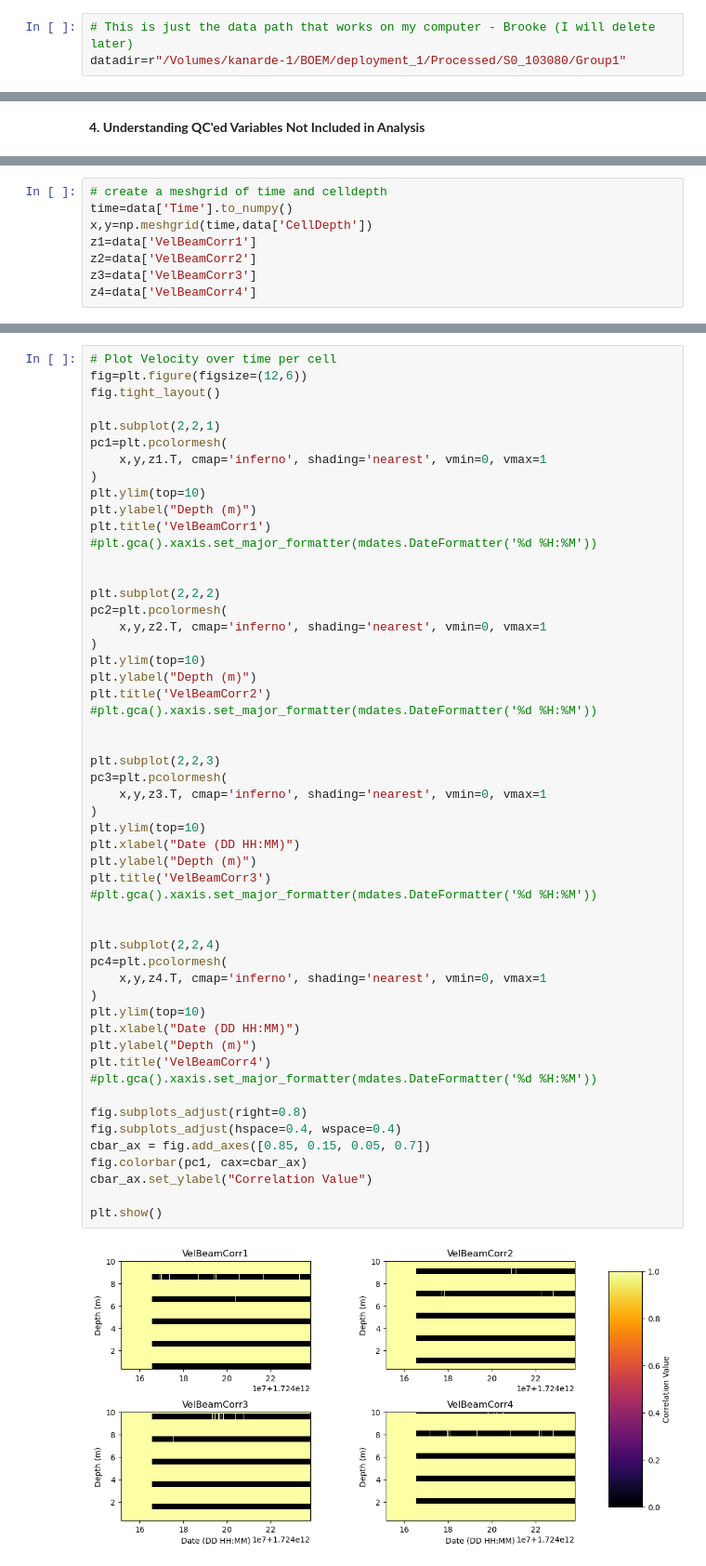
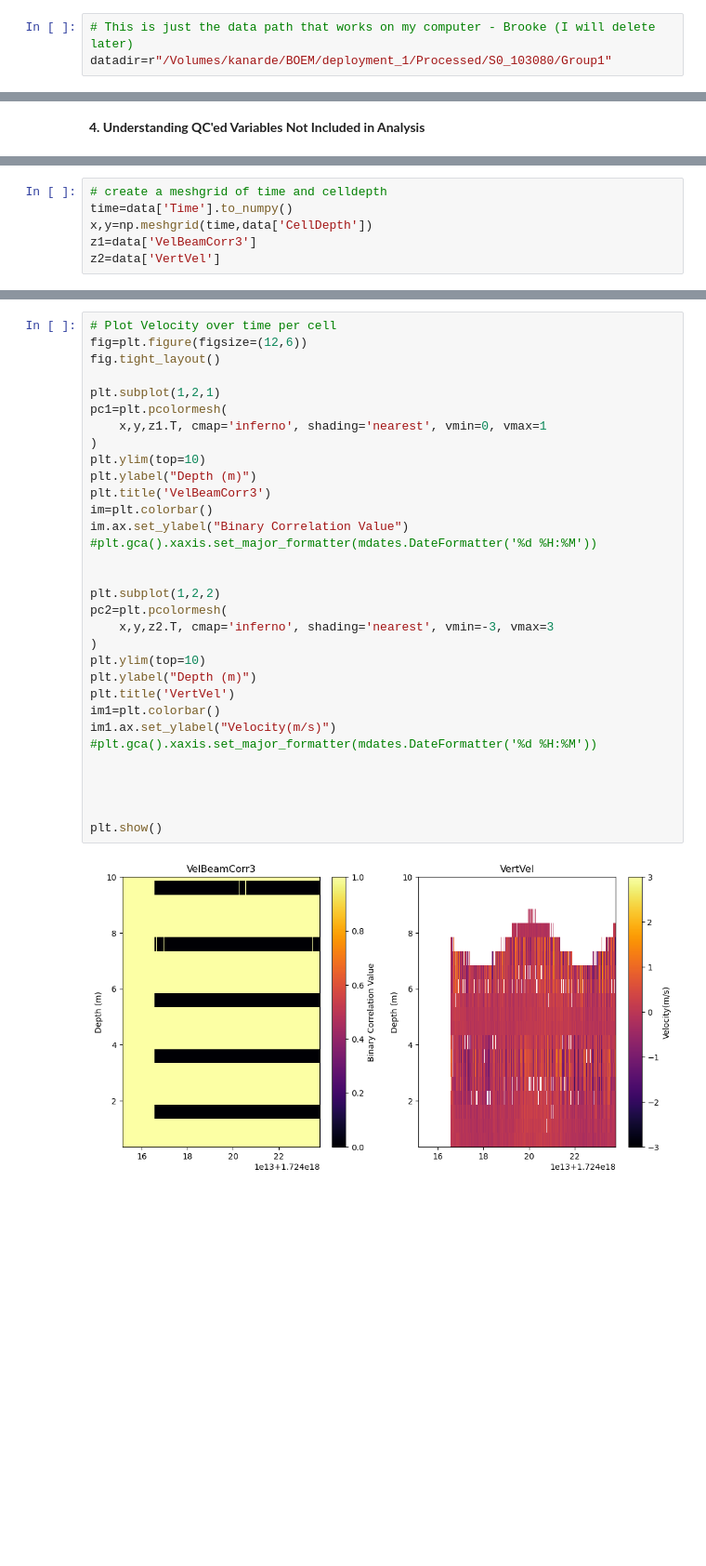
Before and after one commit to NCSU-CHAZ/BOEM-Oak-Island, a Jupyter notebook: notebooks/BOEM_interp.ipynb, the cells around one changed output, grey strips where cells are left out. Shown at 93% size. Drawn from its saved outputs; the diff is of its cells as text; blank space fills up the shorter version.

Commit message:
edits to plot correlation values

```diff
--- a/notebooks/BOEM_interp.ipynb
+++ b/notebooks/BOEM_interp.ipynb
@@ -38,6 +35,6 @@ rawdatapath=r"/Volumes/kanarde-1/BOEM/deployment_1/Raw/S0_103080_hdf/Group1"
 # %%
 # This is just the data path that works on my computer - Brooke (I will delete later)
-datadir=r"/Volumes/kanarde-1/BOEM/deployment_1/Processed/S0_103080/Group1"
+datadir=r"/Volumes/kanarde/BOEM/deployment_1/Processed/S0_103080/Group1"
 # %%
 files = os.listdir(Path(datadir)) # list of files in Group 1
 print(files) # prints out a list of all of the data files within Group 1
@@ -299,7 +322,5 @@ There is a correlation beam value stored for each of the 4 beams of the ADCP. Af
 # create a meshgrid of time and celldepth
 time=data['Time'].to_numpy()
 x,y=np.meshgrid(time,data['CellDepth'])
-z1=data['VelBeamCorr1']
-z2=data['VelBeamCorr2']
-z3=data['VelBeamCorr3']
-z4=data['VelBeamCorr4']
+z1=data['VelBeamCorr3']
+z2=data['VertVel']
@@ -308,55 +327,34 @@ KeyError: 'VelBeamCorr1'
 # %%
 # Plot Velocity over time per cell
 fig=plt.figure(figsize=(12,6))
 fig.tight_layout()
 
-plt.subplot(2,2,1)
+plt.subplot(1,2,1)
 pc1=plt.pcolormesh(
     x,y,z1.T, cmap='inferno', shading='nearest', vmin=0, vmax=1
 )
 plt.ylim(top=10)
 plt.ylabel("Depth (m)")
-plt.title('VelBeamCorr1')
+plt.title('VelBeamCorr3')
+im=plt.colorbar()
+im.ax.set_ylabel("Binary Correlation Value")
 #plt.gca().xaxis.set_major_formatter(mdates.DateFormatter('%d %H:%M'))
 
 
-plt.subplot(2,2,2)
+plt.subplot(1,2,2)
 pc2=plt.pcolormesh(
-    x,y,z2.T, cmap='inferno', shading='nearest', vmin=0, vmax=1
+    x,y,z2.T, cmap='inferno', shading='nearest', vmin=-3, vmax=3
 )
 plt.ylim(top=10)
 plt.ylabel("Depth (m)")
-plt.title('VelBeamCorr2')
+plt.title('VertVel')
+im1=plt.colorbar()
+im1.ax.set_ylabel("Velocity(m/s)")
 #plt.gca().xaxis.set_major_formatter(mdates.DateFormatter('%d %H:%M'))
 
 
-plt.subplot(2,2,3)
-pc3=plt.pcolormesh(
-    x,y,z3.T, cmap='inferno', shading='nearest', vmin=0, vmax=1
-)
-plt.ylim(top=10)
-plt.xlabel("Date (DD HH:MM)")
-plt.ylabel("Depth (m)")
-plt.title('VelBeamCorr3')
-#plt.gca().xaxis.set_major_formatter(mdates.DateFormatter('%d %H:%M'))
 
 
-plt.subplot(2,2,4)
-pc4=plt.pcolormesh(
-    x,y,z4.T, cmap='inferno', shading='nearest', vmin=0, vmax=1
-)
-plt.ylim(top=10)
-plt.xlabel("Date (DD HH:MM)")
-plt.ylabel("Depth (m)")
-plt.title('VelBeamCorr4')
-#plt.gca().xaxis.set_major_formatter(mdates.DateFormatter('%d %H:%M'))
-
-fig.subplots_adjust(right=0.8)
-fig.subplots_adjust(hspace=0.4, wspace=0.4)
-cbar_ax = fig.add_axes([0.85, 0.15, 0.05, 0.7])
-fig.colorbar(pc1, cax=cbar_ax)
-cbar_ax.set_ylabel("Correlation Value")
-
 plt.show()
 # %% [output]
-[figure, old version]
+[figure, new version]
```
Also changed, not shown: parts of 7 cells of this notebook.
